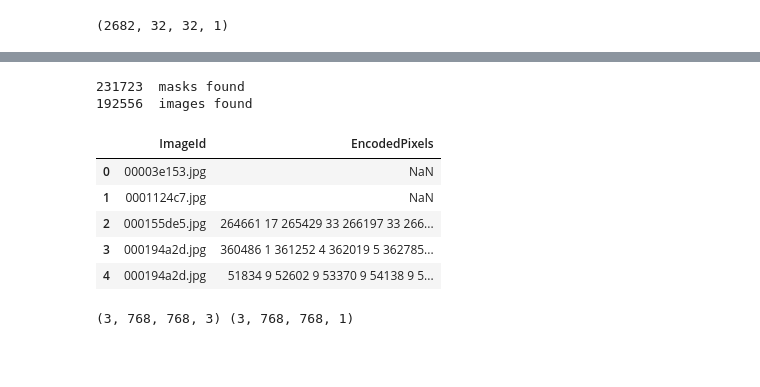
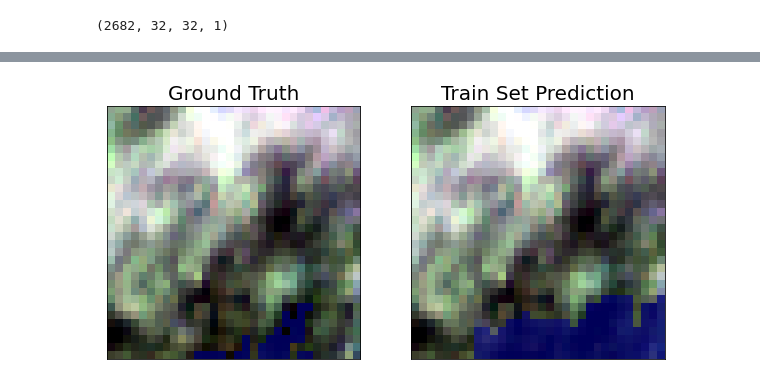
Before and after one commit to greglee1905/Phragmites_australis_Classification, a Jupyter notebook: modeling.ipynb, the cells around one changed output, grey strips where cells are left out. Saved outputs shown, nothing was run; the diff lists cells and outputs as text; code cells hidden in the pictures; blank space fills up the shorter version.

```diff
--- a/modeling.ipynb
+++ b/modeling.ipynb
@@ -548,31 +460,23 @@ plt.show()
-# %%
-masks = pd.read_csv(('train_ship_segmentations_v2.csv'))
-print(masks.shape[0], ' masks found')
-print(masks['ImageId'].value_counts().shape[0], ' images found')
-masks.head()
-# %% [output]
-231723  masks found
-192556  images found
-|  | ImageId | EncodedPixels |
-| 0 | 00003e153.jpg | NaN |
-| 1 | 0001124c7.jpg | NaN |
-| 2 | 000155de5.jpg | 264661 17 265429 33 266197 33 266... |
-| 3 | 000194a2d.jpg | 360486 1 361252 4 362019 5 362785... |
-| 4 | 000194a2d.jpg | 51834 9 52602 9 53370 9 54138 9 5... |
-# %%
-from skimage.io import imread
-train_temp = ['./images/0001124c7.jpg','./images/0002d0f32.jpg','./images/00031f145.jpg']
-
-train_temp_img = []
-train_temp_mask = []
-
-for img in train_temp:
-    train_temp_img.append(imread(img).astype('uint8'))
-    train_temp_mask.append(masks_as_image(masks.query('ImageId=="'+img+'"')['EncodedPixels']))
-
-train_temp_img = np.array(train_temp_img)
-train_temp_mask = np.array(train_temp_mask)
-
-print(train_temp_img.shape, train_temp_mask.shape)
-# %% [output]
-(3, 768, 768, 3) (3, 768, 768, 1)
+# %%
+#Check it out
+masked_pred = np.ma.masked_where(preds_test_thres[0,:,:].reshape(32,32) == 0,
+                            preds_test_thres[0,:,:].reshape(32,32))
+
+masked_true = np.ma.masked_where(y_test[0,:,:].reshape(32,32) == 0,
+                            y_test[0,:,:].reshape(32,32))
+
+f, (ax1,ax2) = plt.subplots(1, 2)
+
+#Plot the image
+ep.plot_rgb(np.transpose(X_test[0], (2,0,1)),ax =ax1,stretch = True,rgb=[0,1,2],)
+#Plot the Mask
+ax1.imshow(masked_true, 'jet', interpolation='none', alpha=0.7)
+ax1.set_title('Ground Truth')
+
+ep.plot_rgb(np.transpose(X_test[0], (2,0,1)),ax =ax2,stretch = True,rgb=[0,1,2],)
+ax2.imshow(masked_pred, 'jet', interpolation='none', alpha=0.7)
+ax2.set_title("Train Set Prediction")
+
+plt.show()
+# %% [output]
+[figure, added]
```
Also changed, not shown: parts of 66 cells of this notebook.
